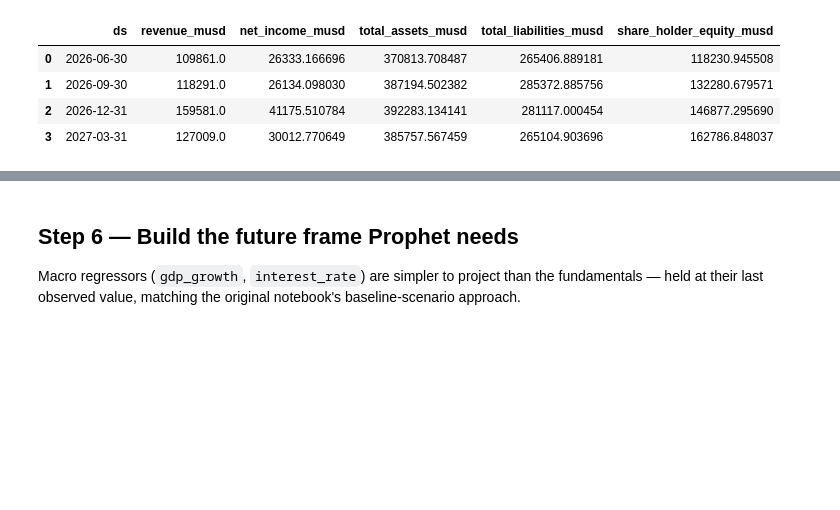
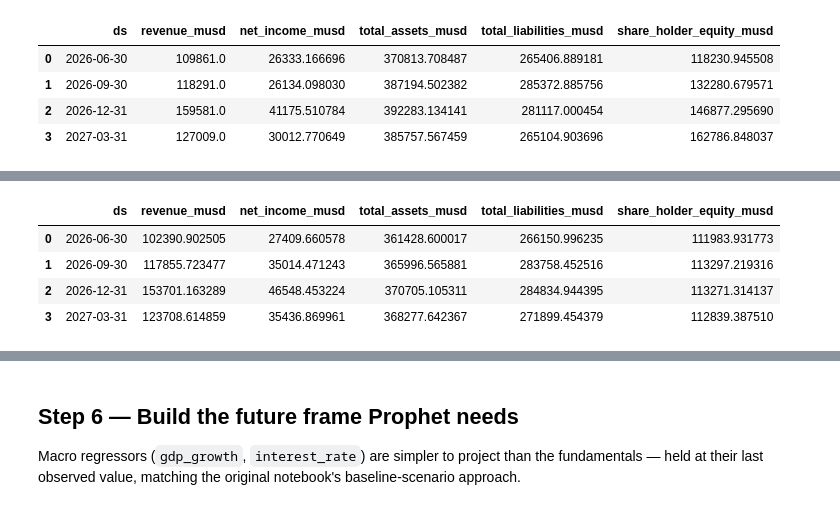
Before and after one commit to JonMc19/Stock-Price-Prediction-combining-econometric-models-and-ML, a Jupyter notebook: Time series analysis/pipeline/full_pipeline.ipynb, the cells around one changed output, grey strips where cells are left out. Saved outputs shown, nothing was run; the diff lists cells and outputs as text; code cells hidden in the pictures; blank space fills up the shorter version.

```diff
--- a/Time series analysis/pipeline/full_pipeline.ipynb
+++ b/Time series analysis/pipeline/full_pipeline.ipynb
@@ -297,0 +316,39 @@ reg_forecast_full
+# %%
+ARDL_EXOG_COLS = ["gdp_growth", "interest_rate"]
+ARDL_MAXLAG = 4     # max autoregressive lag to consider for each metric's own history
+ARDL_MAXORDER = 4   # max lag to consider for the macro regressors
+
+
+def ardl_forecast_regressors(df: pd.DataFrame, periods: int) -> pd.DataFrame:
+    """Fit one ARDL model (own lags + macro lags) per REG_COLS metric and forecast `periods` quarters ahead."""
+    indexed = df.set_index("ds")
+    future_dates = pd.date_range(start=df["ds"].max(), periods=periods + 1, freq=FREQ)[1:]
+
+    last_macro = indexed[ARDL_EXOG_COLS].iloc[-1]
+    future_exog = pd.DataFrame(
+        {col: last_macro[col] for col in ARDL_EXOG_COLS}, index=future_dates,
+    )
+
+    forecasts = {}
+    for col in REG_COLS:
+        selected = ardl_select_order(
+            indexed[col], maxlag=ARDL_MAXLAG, exog=indexed[ARDL_EXOG_COLS], maxorder=ARDL_MAXORDER,
+            ic="aic", trend="c",
+        )
+        res = selected.model.fit()
+        forecasts[col] = res.forecast(steps=periods, exog=future_exog).to_numpy()
+
+    out = pd.DataFrame(forecasts)
+    out.insert(0, "ds", future_dates)
+    return out.reset_index(drop=True)
+
+
+reg_forecast_full_ardl = ardl_forecast_regressors(data, FUTURE_PERIODS)
+reg_forecast_bt_ardl = ardl_forecast_regressors(data_bt, BACKTEST_PERIODS)
+reg_forecast_full_ardl
+# %% [output]
+|  | ds | revenue_musd | net_income_musd | total_assets_musd | total_liabilities_musd | share_holder_equity_musd |
+| 0 | 2026-06-30 | 102390.902505 | 27409.660578 | 361428.600017 | 266150.996235 | 111983.931773 |
+| 1 | 2026-09-30 | 117855.723477 | 35014.471243 | 365996.565881 | 283758.452516 | 113297.219316 |
+| 2 | 2026-12-31 | 153701.163289 | 46548.453224 | 370705.105311 | 284834.944395 | 113271.314137 |
+| 3 | 2027-03-31 | 123708.614859 | 35436.869961 | 368277.642367 | 271899.454379 | 112839.387510 |
```
Also changed, not shown: parts of 11 cells of this notebook, 2 other files.
